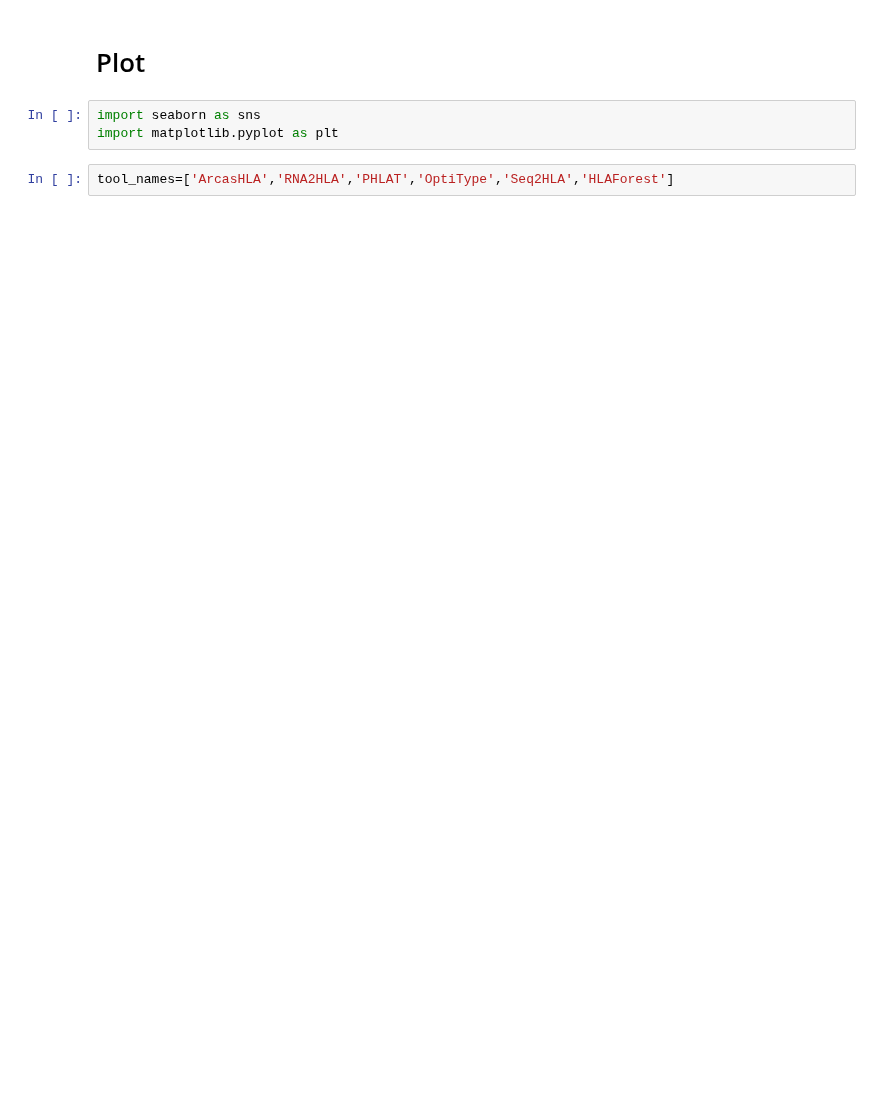
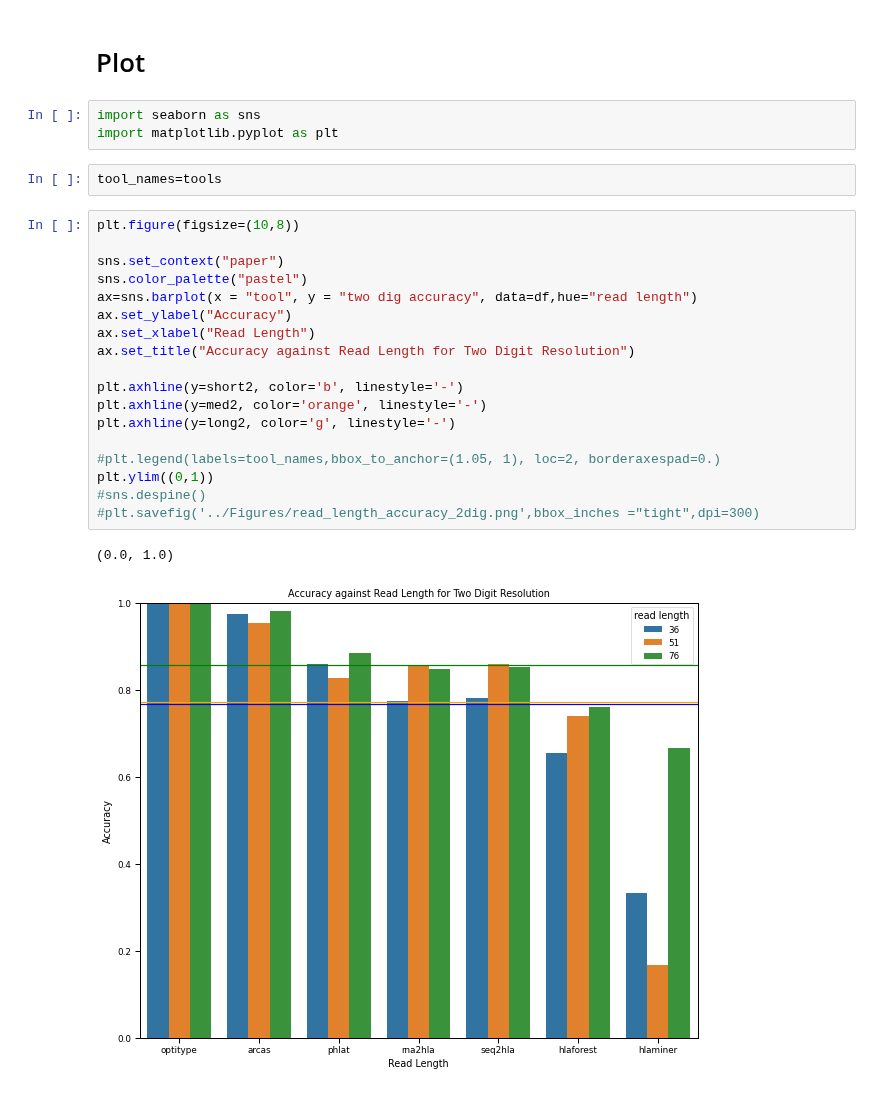
Before and after one commit to ydottie/hlaproject, a Jupyter notebook: notebooks/read_lengths.ipynb, the cells around one changed output. Saved outputs shown, nothing was run; the diff lists cells and outputs as text; blank space fills up the shorter version.

```diff
--- a/notebooks/read_lengths.ipynb
+++ b/notebooks/read_lengths.ipynb
@@ -55,8 +71,29 @@ print(df)
 # %%
 import seaborn as sns
 import matplotlib.pyplot as plt
-# %%
-tool_names=['ArcasHLA','RNA2HLA','PHLAT','OptiType','Seq2HLA','HLAForest']
+# %%
+tool_names=tools
+# %%
+plt.figure(figsize=(10,8))
+
+sns.set_context("paper")
+sns.color_palette("pastel")
+ax=sns.barplot(x = "tool", y = "two dig accuracy", data=df,hue="read length")
+ax.set_ylabel("Accuracy")
+ax.set_xlabel("Read Length")
+ax.set_title("Accuracy against Read Length for Two Digit Resolution")
+
+plt.axhline(y=short2, color='b', linestyle='-')
+plt.axhline(y=med2, color='orange', linestyle='-')
+plt.axhline(y=long2, color='g', linestyle='-')
+
+#plt.legend(labels=tool_names,bbox_to_anchor=(1.05, 1), loc=2, borderaxespad=0.)
+plt.ylim((0,1))
+#sns.despine()
+#plt.savefig('../Figures/read_length_accuracy_2dig.png',bbox_inches ="tight",dpi=300)
+# %% [output]
+(0.0, 1.0)
+[figure, added]
 # %%
 plt.figure(figsize=(10,8))
 sns.set_context("paper")
```
Also changed, not shown: parts of 5 cells of this notebook, 9 other files.
